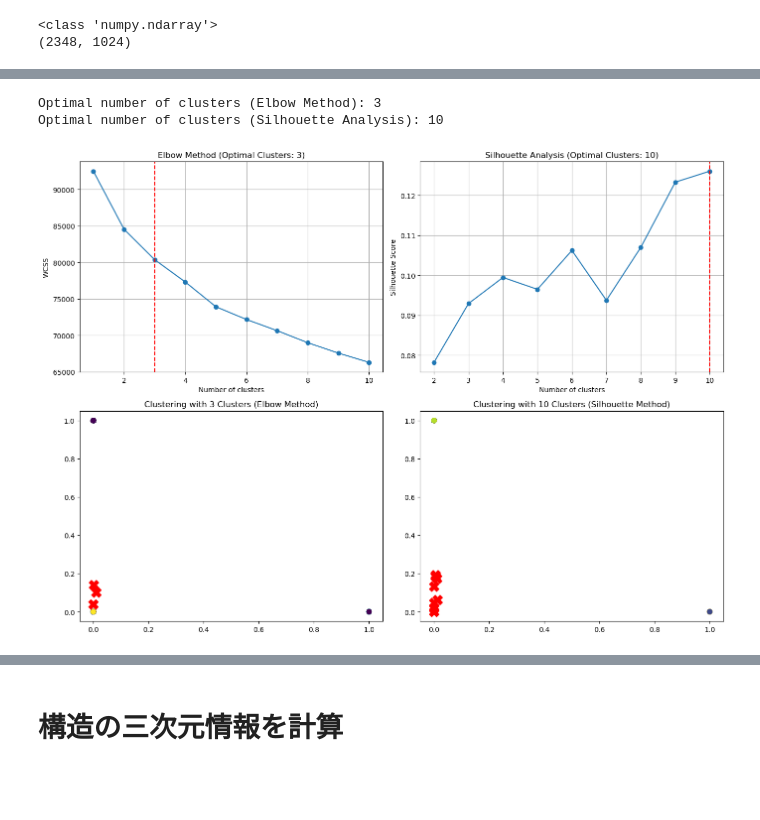
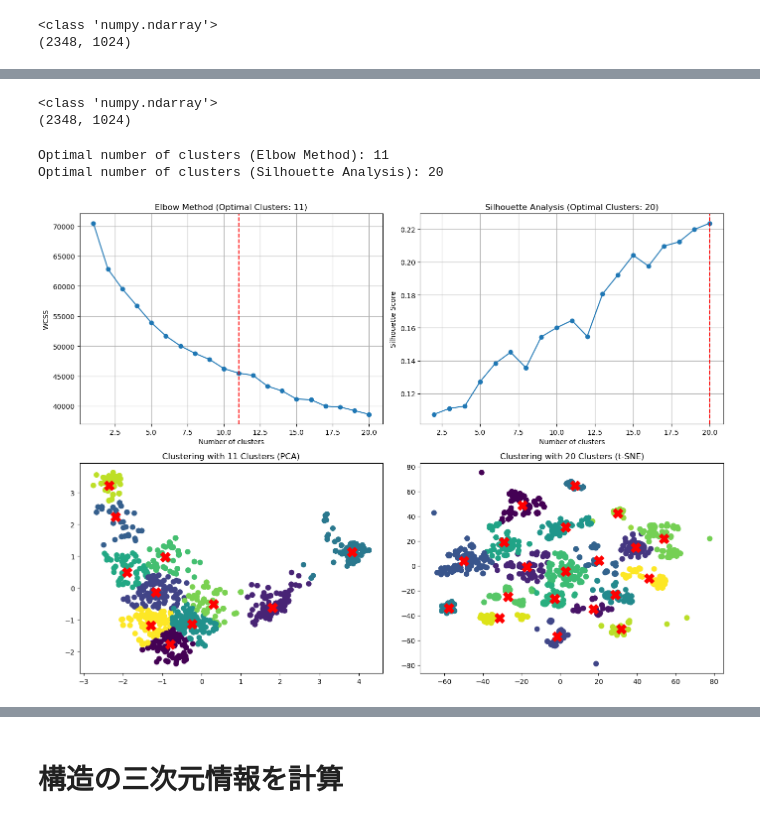
Before and after one commit to keetane/infomatics, a Jupyter notebook: ChEMBLapi.ipynb, the cells around one changed output, grey strips where cells are left out. Cells and saved outputs as stored; diff of their text form; code cells hidden in the pictures; blank space fills up the shorter version.

```diff
--- a/ChEMBLapi.ipynb
+++ b/ChEMBLapi.ipynb
@@ -317,20 +322,51 @@ plt.show()
+# %%
+# FPの生成 (Morgan Finger Printを使用)
+mfgen = rdFingerprintGenerator.GetMorganGenerator(radius=2, fpSize=1024)
+fpss = np.array(mfgen.GetFingerprints(df['Murcko_Mol'], numThreads=1))
+print(type(fpss))
+print(fpss.shape)
+# %% [output]
+<class 'numpy.ndarray'>
+(2348, 1024)
 # %%
+import pandas as pd
+import numpy as np
+from rdkit import Chem
+from rdkit.Chem import PandasTools
+from rdkit.Chem import AllChem
 import matplotlib.pyplot as plt
 from sklearn.cluster import KMeans
 from sklearn.metrics import silhouette_score
-import numpy as np
+from sklearn.decomposition import PCA
+from sklearn.manifold import TSNE
+import warnings
+from rdkit import rdBase
 
-# サンプルデータの作成
-from sklearn.datasets import make_blobs
-data, _ = make_blobs(n_samples=300, centers=4, cluster_std=0.60, random_state=0)
-data = fps
+# 警告メッセージを無効にする
+warnings.filterwarnings("ignore", category=UserWarning, module='rdkit')
+
+# エラーメッセージを無効にする
+rdBase.DisableLog('rdApp.error')
+
+from rdkit.Chem import rdMolDescriptors
+
+# フィンガープリントを計算してリストに格納
+# fps = [rdMolDescriptors.GetMorganFingerprintAsBitVect(m, 2, nBits=2048) for m in df['Murcko_Mol']]
+fps_array = np.array([np.array(fp) for fp in fpss])
+
+
+# データポイント数に基づく適応的な範囲設定
+n_samples = len(fps_array)
+max_clusters = min(n_samples - 1, 20)  # データポイント数または10のどちらか小さい方を最大クラスター数とする
+k_range = range(1, max_clusters + 1)
+k_range_silhouette = range(2, max_clusters + 1)  # シルエット法のクラスター範囲を2からn_samples-1までに調整
+
 # エルボー法による最適なクラスター数の決定
 wcss = []  # 各クラスター数に対する歪みのリスト
-k_range = range(1, 11)
 
 for i in k_range:
     kmeans = KMeans(n_clusters=i, init='k-means++', max_iter=300, n_init=10, random_state=0)
-    kmeans.fit(data)
+    kmeans.fit(fps_array)
     wcss.append(kmeans.inertia_)
 
 # 最適なクラスター数の判定（エルボー法）
@@ -346,54 +382,61 @@ print(f'Optimal number of clusters (Elbow Method): {optimal_clusters_elbow}')
 
 # シルエット分析による最適なクラスター数の決定
 silhouette_scores = []
-k_range_silhouette = range(2, 11)
 
 for i in k_range_silhouette:
     kmeans = KMeans(n_clusters=i, init='k-means++', max_iter=300, n_init=10, random_state=0)
-    cluster_labels = kmeans.fit_predict(data)
-    silhouette_avg = silhouette_score(data, cluster_labels)
+    cluster_labels = kmeans.fit_predict(fps_array)
+    silhouette_avg = silhouette_score(fps_array, cluster_labels)
     silhouette_scores.append(silhouette_avg)
 
 # 最適なクラスター数の判定（シルエット分析）
 optimal_clusters_silhouette = np.argmax(silhouette_scores) + 2  # インデックスの調整
 print(f'Optimal number of clusters (Silhouette Analysis): {optimal_clusters_silhouette}')
+
+# 次元削減（PCA）
+pca = PCA(n_components=2)
+fps_pca = pca.fit_transform(fps_array)
+
+# 次元削減（t-SNE）
+tsne = TSNE(n_components=2, random_state=0)
+fps_tsne = tsne.fit_transform(fps_array)
 
 # 2x2のサブプロットを作成
 fig, axes = plt.subplots(2, 2, figsize=(14, 10))
 
 # エルボー法のプロット（最適なクラスター数をコメントとして表示）
 axes[0, 0].plot(k_range, wcss, marker='o')
 axes[0, 0].set_xlabel('Number of clusters')
 axes[0, 0].set_ylabel('WCSS')
 axes[0, 0].set_title(f'Elbow Method (Optimal Clusters: {optimal_clusters_elbow})')
 axes[0, 0].axvline(x=optimal_clusters_elbow, color='r', linestyle='--')
 axes[0, 0].grid(True)
 
 # シルエット分析のプロット（最適なクラスター数をコメントとして表示）
 axes[0, 1].plot(k_range_silhouette, silhouette_scores, marker='o')
 axes[0, 1].set_xlabel('Number of clusters')
 axes[0, 1].set_ylabel('Silhouette Score')
 axes[0, 1].set_title(f'Silhouette Analysis (Optimal Clusters: {optimal_clusters_silhouette})')
 axes[0, 1].axvline(x=optimal_clusters_silhouette, color='r', linestyle='--')
 axes[0, 1].grid(True)
 
-# エルボー法に基づくクラスタリング結果の散布図
+# PCAに基づくクラスタリング結果の散布図
 kmeans_elbow = KMeans(n_clusters=optimal_clusters_elbow, init='k-means++', max_iter=300, n_init=10, random_state=0)
-clusters_elbow = kmeans_elbow.fit_predict(data)
-axes[1, 0].scatter(data[:, 0], data[:, 1], c=clusters_elbow, s=50, cmap='viridis')
+clusters_elbow_pca = kmeans_elbow.fit_predict(fps_pca)
+axes[1, 0].scatter(fps_pca[:, 0], fps_pca[:, 1], c=clusters_elbow_pca, s=50, cmap='viridis')
 axes[1, 0].scatter(kmeans_elbow.cluster_centers_[:, 0], kmeans_elbow.cluster_centers_[:, 1], s=200, c='red', marker='X')
-axes[1, 0].set_title(f'Clustering with {optimal_clusters_elbow} Clusters (Elbow Method)')
+axes[1, 0].set_title(f'Clustering with {optimal_clusters_elbow} Clusters (PCA)')
 
-# シルエット法に基づくクラスタリング結果の散布図
+# t-SNEに基づくクラスタリング結果の散布図
 kmeans_silhouette = KMeans(n_clusters=optimal_clusters_silhouette, init='k-means++', max_iter=300, n_init=10, random_state=0)
-clusters_silhouette = kmeans_silhouette.fit_predict(data)
-axes[1, 1].scatter(data[:, 0], data[:, 1], c=clusters_silhouette, s=50, cmap='viridis')
+clusters_silhouette_tsne = kmeans_silhouette.fit_predict(fps_tsne)
+axes[1, 1].scatter(fps_tsne[:, 0], fps_tsne[:, 1], c=clusters_silhouette_tsne, s=50, cmap='viridis')
 axes[1, 1].scatter(kmeans_silhouette.cluster_centers_[:, 0], kmeans_silhouette.cluster_centers_[:, 1], s=200, c='red', marker='X')
-axes[1, 1].set_title(f'Clustering with {optimal_clusters_silhouette} Clusters (Silhouette Method)')
+axes[1, 1].set_title(f'Clustering with {optimal_clusters_silhouette} Clusters (t-SNE)')
 
 plt.tight_layout()
 plt.show()
 # %% [output]
-Optimal number of clusters (Elbow Method): 3
-Optimal number of clusters (Silhouette Analysis): 10
+Optimal number of clusters (Elbow Method): 11
+Optimal number of clusters (Silhouette Analysis): 20
-[figure, old version]
+[figure, new version]
```
Also changed, not shown: parts of 8 cells of this notebook.
